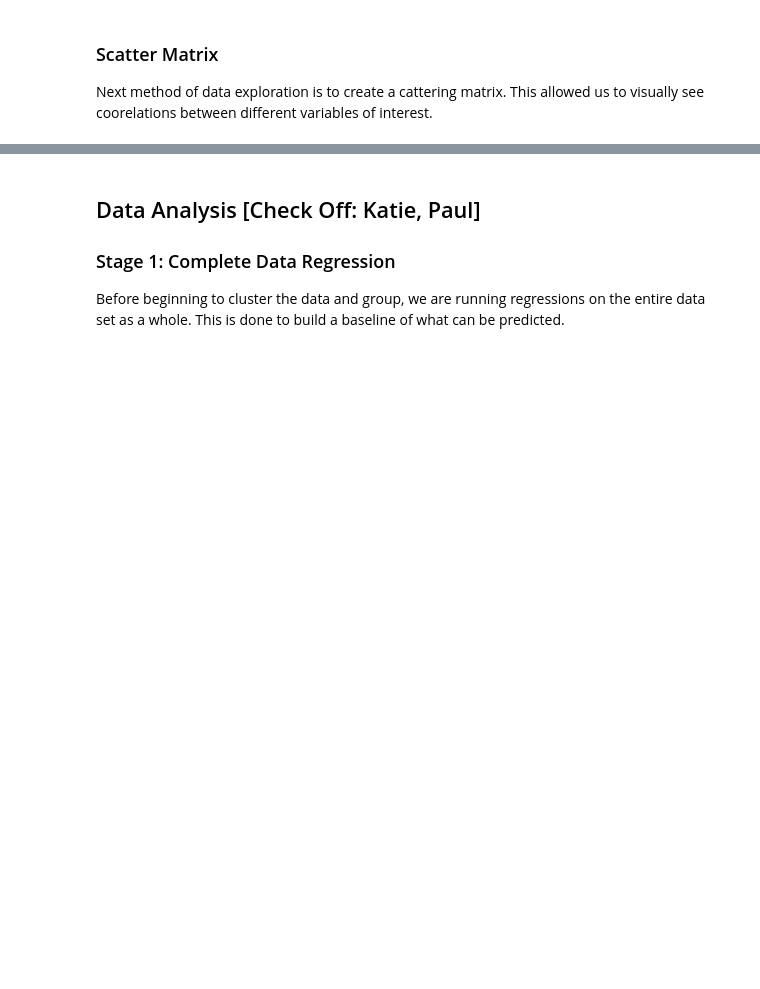
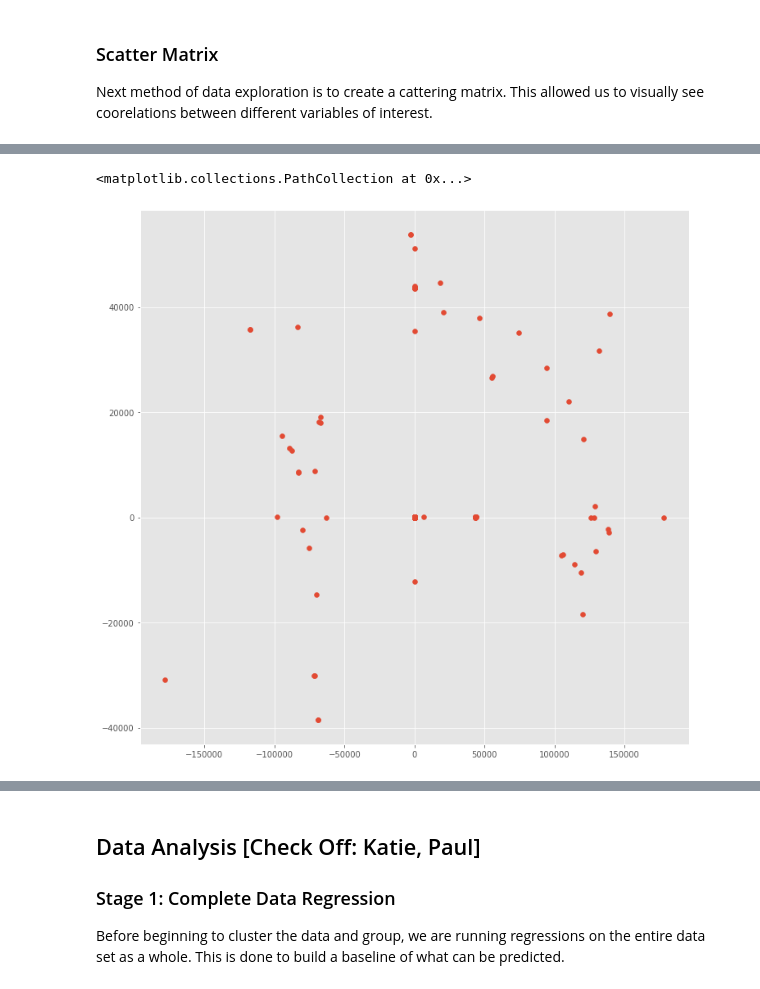
Before and after one commit to pmundot/Earthquakes, a Jupyter notebook: Final_Report_Team_Fugacity/Final Report_Team Fugacity [IN PROGRESS].ipynb, the cells around one changed output, grey strips where cells are left out. Cells and saved outputs as stored; diff of their text form; code cells hidden in the pictures; blank space fills up the shorter version.

```diff
--- a/Final_Report_Team_Fugacity/Final Report_Team Fugacity [IN PROGRESS].ipynb
+++ b/Final_Report_Team_Fugacity/Final Report_Team Fugacity [IN PROGRESS].ipynb
@@ -377,0 +564,8 @@ for x in range(n):
+# %%
+#Scatter from excel sheets
+from matplotlib.colors import ListedColormap
+cmap = ListedColormap(["#e41a1c","#984ea3","#a65628","#377eb8"])
+plt.scatter(Database['Long'],Database['Lat'])
+# %% [output]
+<matplotlib.collections.PathCollection at 0x...>
+[figure, added]
```
Also changed, not shown: parts of 22 cells of this notebook.
